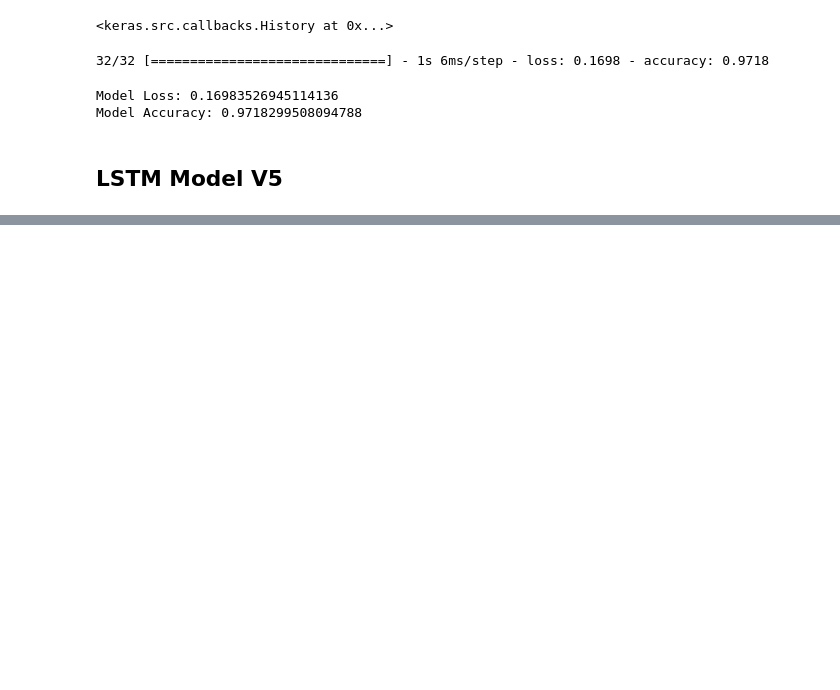
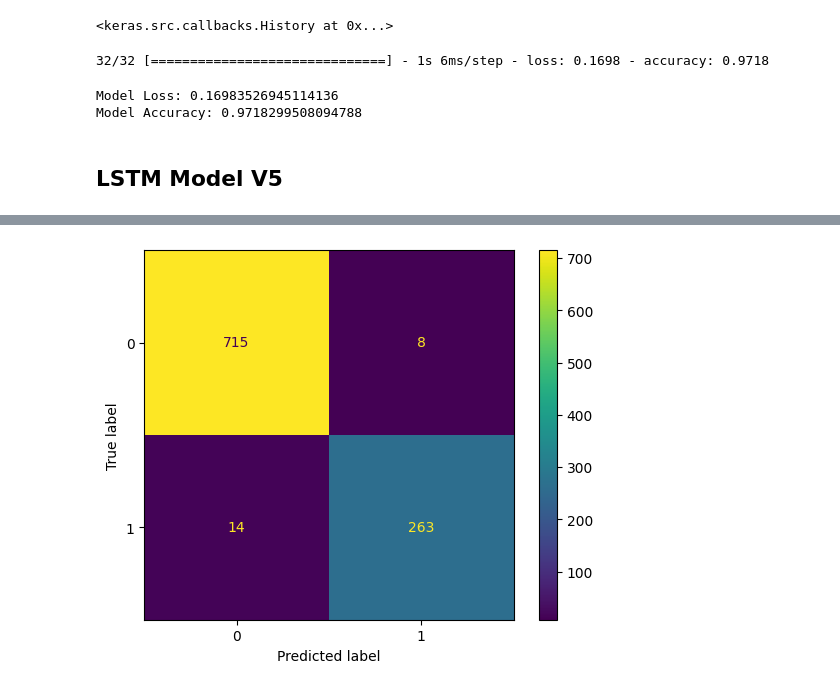
Before and after one commit to JoaoAssalim/NLP-Projects, a Jupyter notebook: Twitter Sentiment Analysis/sentiment_analysis_tensorflow.ipynb, the cells around one changed output, grey strips where cells are left out. Cells and saved outputs as stored; diff of their text form; code cells hidden in the pictures; blank space fills up the shorter version.

```diff
--- a/Twitter Sentiment Analysis/sentiment_analysis_tensorflow.ipynb
+++ b/Twitter Sentiment Analysis/sentiment_analysis_tensorflow.ipynb
@@ -364,7 +362,7 @@ model = Sequential([
     Embedding(input_dim=max_features, output_dim=output_dim),
     tf.keras.layers.Bidirectional(LSTM(128, return_sequences=True)),
     Dropout(0.5),
-    tf.keras.layers.Bidirectional(LSTM(64, return_sequences=True)),
+    tf.keras.layers.Bidirectional(LSTM(64)),
     Dropout(0.5),
     Dense(32, activation='relu'),
     Dense(1, activation='sigmoid')
@@ -403,0 +402,4 @@ Model Accuracy: 0.9741100072860718
+# %%
+predictions = model.predict(X_val_padded)
+avg_predictions = predictions.mean(axis=1)
+binary_predictions = (avg_predictions > 0.5).astype(int)
@@ -403,0 +408,13 @@ Model Accuracy: 0.9741100072860718
+# %%
+from sklearn.metrics import confusion_matrix, ConfusionMatrixDisplay
+import matplotlib.pyplot as plt
+import seaborn as sns
+
+cm = confusion_matrix(y_val, binary_predictions)
+# %%
+cm_display = ConfusionMatrixDisplay(confusion_matrix = cm, display_labels = [0, 1])
+# %%
+cm_display.plot()
+plt.show()
+# %% [output]
+[figure, added]
```
Also changed, not shown: parts of 11 cells of this notebook.
